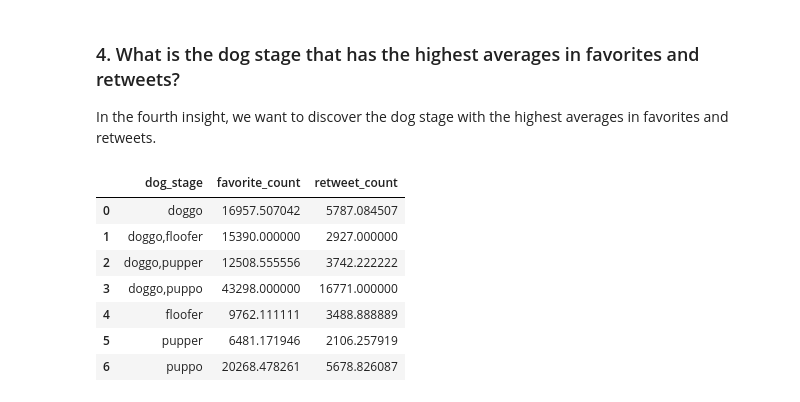
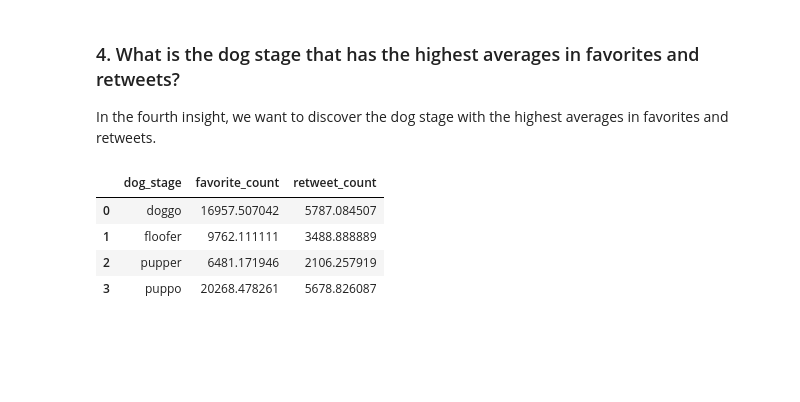
Before and after one commit to gabrielbarcante/WeRateDogs-analysis, a Jupyter notebook: wrangle_act.ipynb, the cells around one changed output. Saved outputs shown, nothing was run; the diff lists cells and outputs as text; code cells hidden in the pictures; blank space fills up the shorter version.

```diff
--- a/wrangle_act.ipynb
+++ b/wrangle_act.ipynb
@@ -1038,4 +1038,24 @@ Looking at the top 10 breeds of dogs in apparitions, the samoyed is the breed of
 ### 3. What is the dog stage that most appears in the WeRateDogs twitter?
 
 In the third insight, we will discover the dog stage that has most appeared in the WeRateDogs Twitter.
+# %%
+# Make a copy of the original DataFrame
+df_stages_clean = df.copy()
+# %%
+# Create a mask for the rows with more than one dog stage
+mask = df_stages_clean.dog_stage.str.contains(",", na=False, regex=False)
+
+# Make two copies of the rows with more than one dog stage
+df_dog_stage_1 = df_stages_clean[mask].copy()
+df_dog_stage_2 = df_stages_clean[mask].copy()
+
+# Split the column dog_stage with one dog stage on each df
+df_dog_stage_1 = df_dog_stage_1.dog_stage.str.split(",", expand=True)[0]
+df_dog_stage_2 = df_dog_stage_2.dog_stage.str.split(",", expand=True)[1]
+# %%
+# Drop the rows with more than one dog stage
+df_stages_clean.drop(df_stages_clean[mask].index, inplace=True)
+
+# Concatenate the df_stages_clean, df_dog_stage_1 and df_dog_stage_2 dataframes into a df with one dog stage per row
+df_stages_clean = pd.concat([df_stages_clean, df_dog_stage_1, df_dog_stage_2], ignore_index=True)
 # %%
@@ -1066,17 +1083,14 @@ The pupper stage has the most appearances in the WeRateDogs twitter, with more t
 
 In the fourth insight, we want to discover the dog stage with the highest averages in favorites and retweets.
 # %%
-stage_grouped = df.groupby("dog_stage", as_index=False)[["favorite_count", "retweet_count"]].mean()
+stage_grouped = df_stages_clean.groupby("dog_stage", as_index=False)[["favorite_count", "retweet_count"]].mean()
 stage_grouped
 # %% [output]
 |  | dog_stage | favorite_count | retweet_count |
 | 0 | doggo | 16957.507042 | 5787.084507 |
-| 1 | doggo,floofer | 15390.000000 | 2927.000000 |
-| 2 | doggo,pupper | 12508.555556 | 3742.222222 |
-| 3 | doggo,puppo | 43298.000000 | 16771.000000 |
-| 4 | floofer | 9762.111111 | 3488.888889 |
-| 5 | pupper | 6481.171946 | 2106.257919 |
-| 6 | puppo | 20268.478261 | 5678.826087 |
+| 1 | floofer | 9762.111111 | 3488.888889 |
+| 2 | pupper | 6481.171946 | 2106.257919 |
+| 3 | puppo | 20268.478261 | 5678.826087 |
 # %%
 locations = np.arange(len(stage_grouped.dog_stage))
 width = 0.35
```
Also changed, not shown: parts of 7 cells of this notebook.
